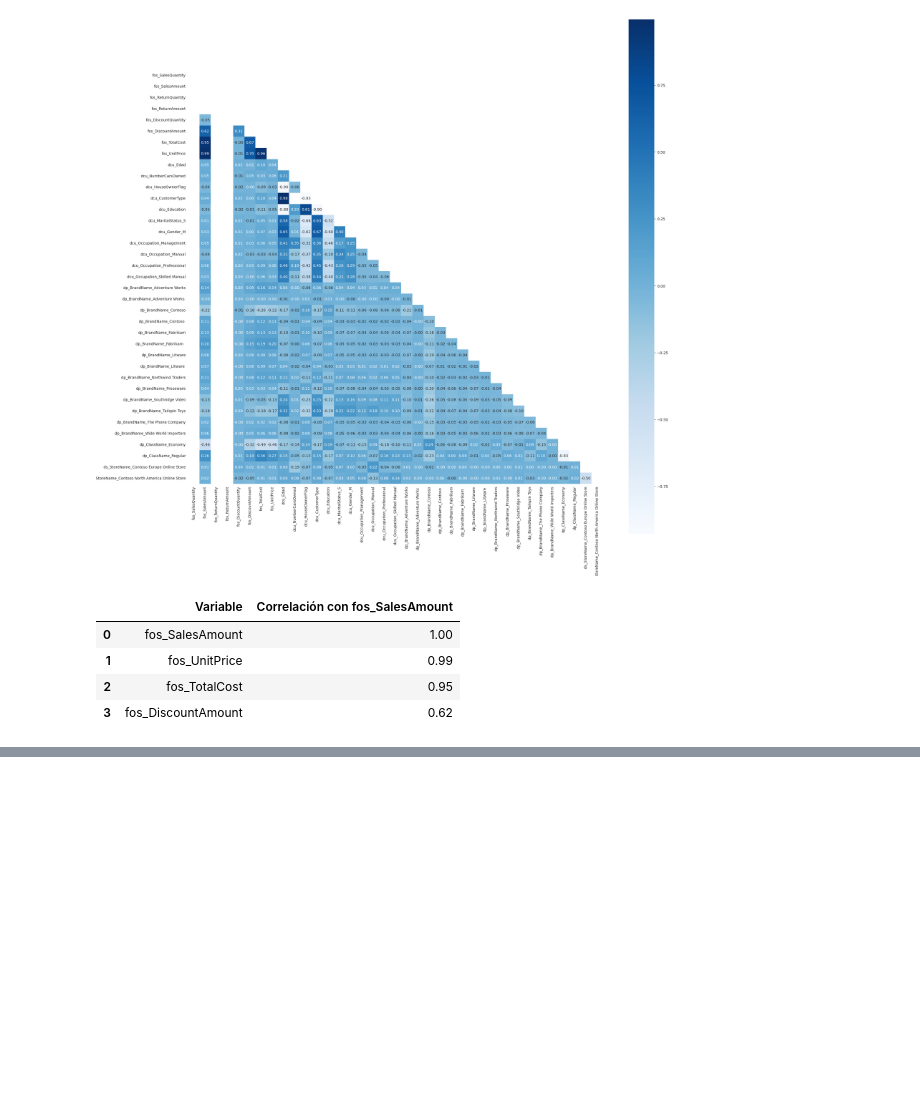
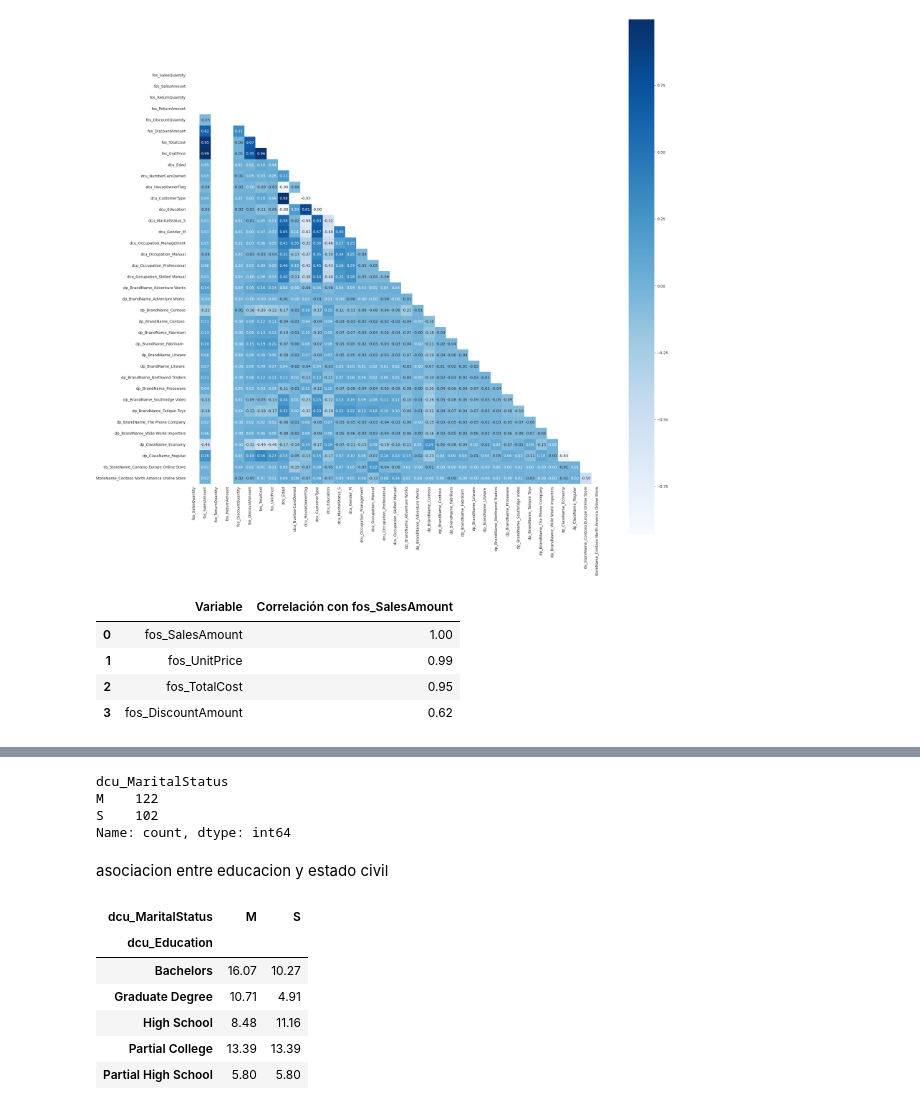
Before and after one commit to csanchezcsdigitales/contoso, a Jupyter notebook: cEDA 12.ipynb, the cells around one changed output, grey strips where cells are left out. Cells and saved outputs as stored; diff of their text form; code cells hidden in the pictures; blank space fills up the shorter version.

Commit message:
prueba de asociacion

```diff
--- a/cEDA 12.ipynb
+++ b/cEDA 12.ipynb
@@ -991,0 +1032,20 @@ strong_corr_df
+# %%
+df_person['dcu_MaritalStatus'].value_counts()
+# %% [output]
+dcu_MaritalStatus
+M    122
+S    102
+Name: count, dtype: int64
+# %% [markdown]
+asociacion entre educacion y estado civil
+# %%
+tabla_edu_status = pd.crosstab(df_person['dcu_Education'],df_person['dcu_MaritalStatus'],normalize=True)*100
+tabla_edu_status
+# %% [output]
+| dcu_MaritalStatus | M | S |
+| dcu_Education |  |  |
+| Bachelors | 16.07 | 10.27 |
+| Graduate Degree | 10.71 | 4.91 |
+| High School | 8.48 | 11.16 |
+| Partial College | 13.39 | 13.39 |
+| Partial High School | 5.80 | 5.80 |
```
Also changed, not shown: parts of 12 cells of this notebook.
